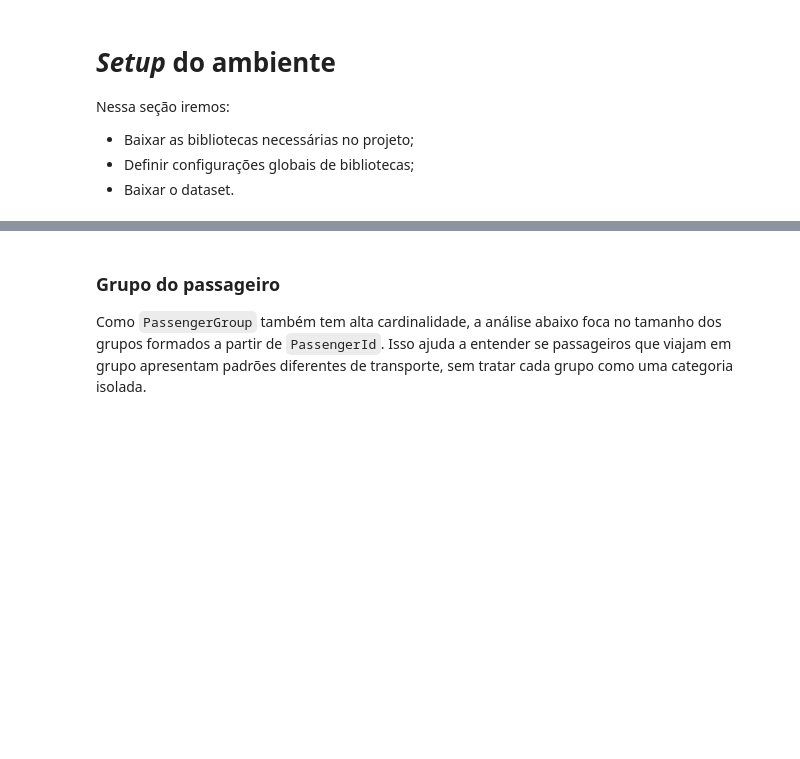
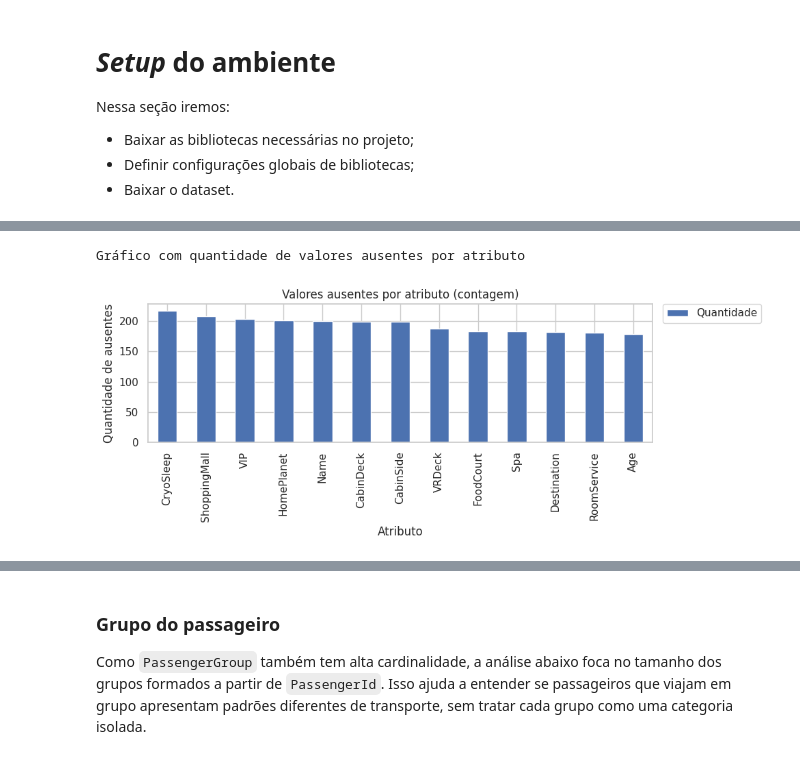
Before and after one commit to gabrafo/MineracaoDeDados, a Jupyter notebook: notebook.ipynb, the cells around one changed output, grey strips where cells are left out. Drawn from its saved outputs; the diff is of its cells as text; code cells hidden in the pictures; blank space fills up the shorter version.

```diff
--- a/notebook.ipynb
+++ b/notebook.ipynb
@@ -80,15 +104,21 @@ Nesta seção, iremos explorar a estrutura do conjunto de treino, a qualidade do
 # %%
-# Pré-processamento pontual para simplificar a EDA
-eda = train.copy()
+# Pré-processamento pontual para simplificar a EDA (treino e teste)
+def split_cabin_passenger(df):
+    out = df.copy()
 
-passenger_parts = eda["PassengerId"].str.split("_", expand=True)
-eda["PassengerGroup"] = passenger_parts[0]
-eda["PassengerNumber"] = pd.to_numeric(passenger_parts[1], errors="coerce")
+    passenger_parts = out["PassengerId"].str.split("_", expand=True)
+    out["PassengerGroup"] = passenger_parts[0]
+    out["PassengerNum"] = pd.to_numeric(passenger_parts[1], errors="coerce")
 
-cabin_parts = eda["Cabin"].str.split("/", expand=True)
-eda["CabinDeck"] = cabin_parts[0]
-eda["CabinNum"] = pd.to_numeric(cabin_parts[1], errors="coerce")
-eda["CabinSide"] = cabin_parts[2]
+    cabin_parts = out["Cabin"].str.split("/", expand=True)
+    out["CabinDeck"] = cabin_parts[0]
+    out["CabinSide"] = cabin_parts[2]
+
+    out = out.drop(columns=["PassengerId", "Cabin"])
+    return out
+
+eda = split_cabin_passenger(train)
+_ = split_cabin_passenger(test)
 # %%
 # Visão geral do dataset: tipos, contagens de não nulos e memória
 print("Resumo do dataset com tipos e contagem de valores não nulos")
@@ -110,5 +177,5 @@ def missing_summary(df):
     return out[out["missing_count"] > 0].sort_values("missing_pct", ascending=False)
 # %%
 print("Tabela com quantidade de valores ausentes e percentual por atributo")
-missing_train = missing_summary(train)
-display(missing_train)
+missing_eda = missing_summary(eda)
+display(missing_eda)
@@ -115,14 +198,17 @@ display(missing_train)
 # %%
 print("Gráfico com quantidade de valores ausentes por atributo")
-ax = missing_train["missing_count"].plot(
+ax = missing_eda["missing_count"].plot(
     kind="bar",
     figsize=(10, 4),
     title="Valores ausentes por atributo (contagem)"
 )
 ax.set_xlabel("Atributo")
 ax.set_ylabel("Quantidade de ausentes")
 ax.legend(["Quantidade"], bbox_to_anchor=(1.02, 1), loc="upper left", borderaxespad=0)
 plt.tight_layout()
 plt.show()
+# %% [output]
+Gráfico com quantidade de valores ausentes por atributo
+[figure, added]
 # %%
 print("Gráfico com percentual de valores ausentes por atributo")
```
Also changed, not shown: parts of 28 cells of this notebook.
